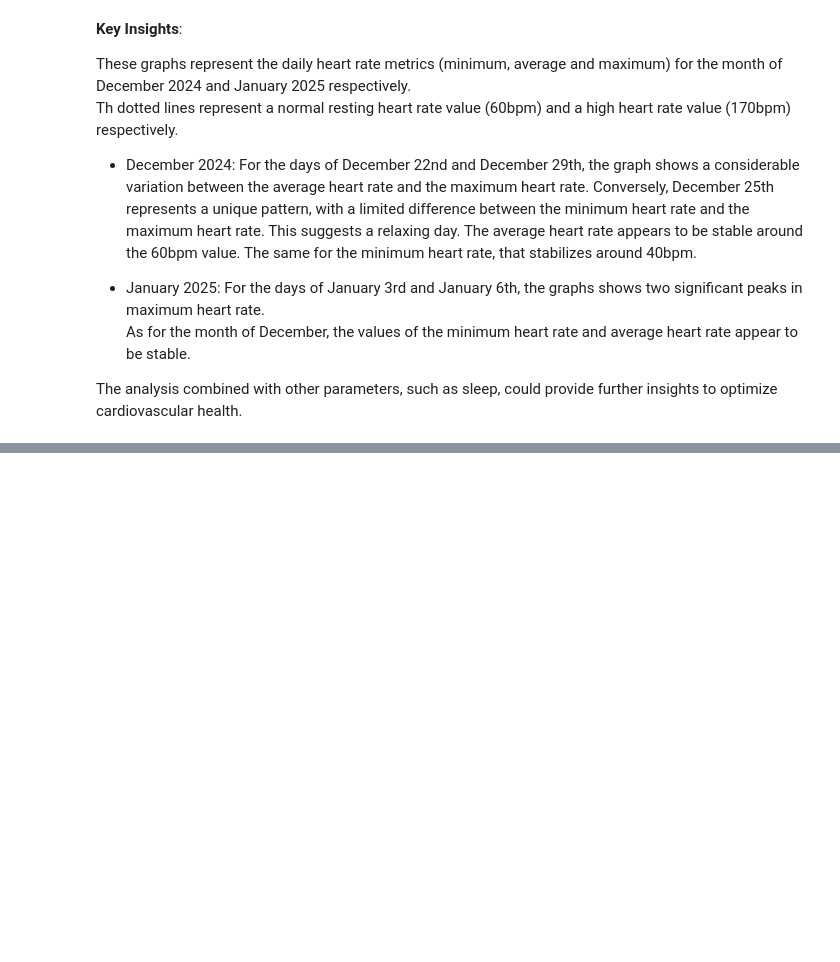
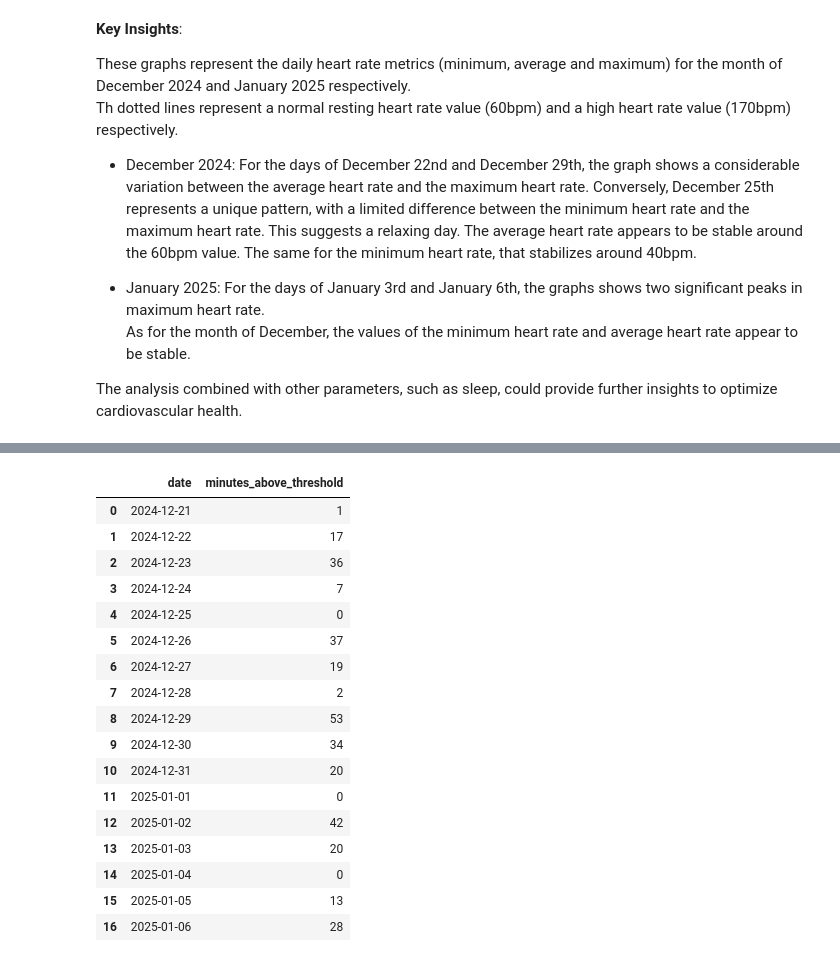
Before and after one commit to valecase4/GarminHealthInsights, a Jupyter notebook: main.ipynb, the cells around one changed output, grey strips where cells are left out. Cells and saved outputs as stored; diff of their text form; code cells hidden in the pictures; blank space fills up the shorter version.

```diff
--- a/main.ipynb
+++ b/main.ipynb
@@ -234,0 +340,22 @@ The analysis combined with other parameters, such as sleep, could provide furthe
+# %%
+df_scenario_1 = calculate_time_in_hr_band(heart_rates_df, 100)
+df_scenario_1
+# %% [output]
+|  | date | minutes_above_threshold |
+| 0 | 2024-12-21 | 1 |
+| 1 | 2024-12-22 | 17 |
+| 2 | 2024-12-23 | 36 |
+| 3 | 2024-12-24 | 7 |
+| 4 | 2024-12-25 | 0 |
+| 5 | 2024-12-26 | 37 |
+| 6 | 2024-12-27 | 19 |
+| 7 | 2024-12-28 | 2 |
+| 8 | 2024-12-29 | 53 |
+| 9 | 2024-12-30 | 34 |
+| 10 | 2024-12-31 | 20 |
+| 11 | 2025-01-01 | 0 |
+| 12 | 2025-01-02 | 42 |
+| 13 | 2025-01-03 | 20 |
+| 14 | 2025-01-04 | 0 |
+| 15 | 2025-01-05 | 13 |
+| 16 | 2025-01-06 | 28 |
```
Also changed, not shown: parts of 12 cells of this notebook.
